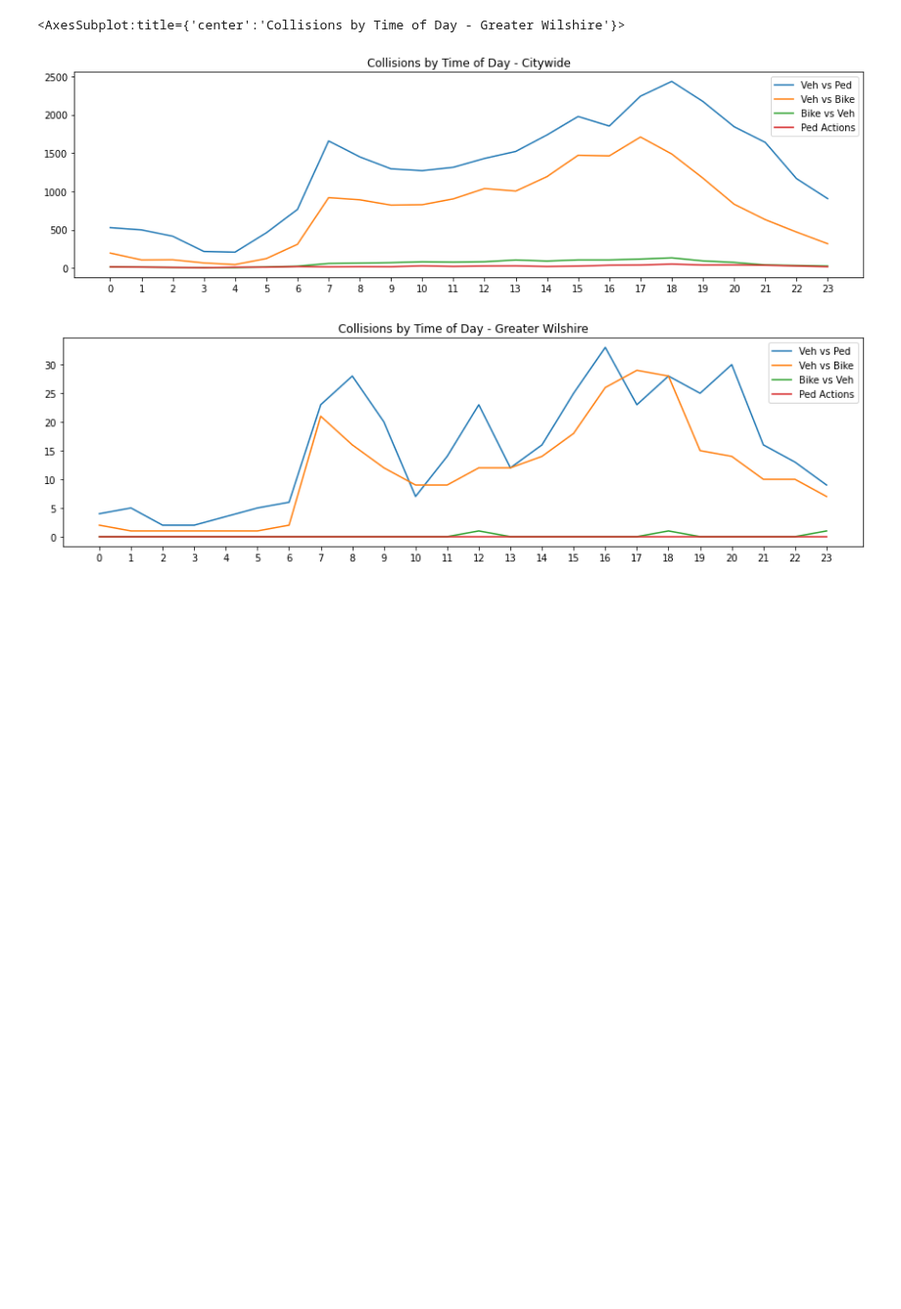
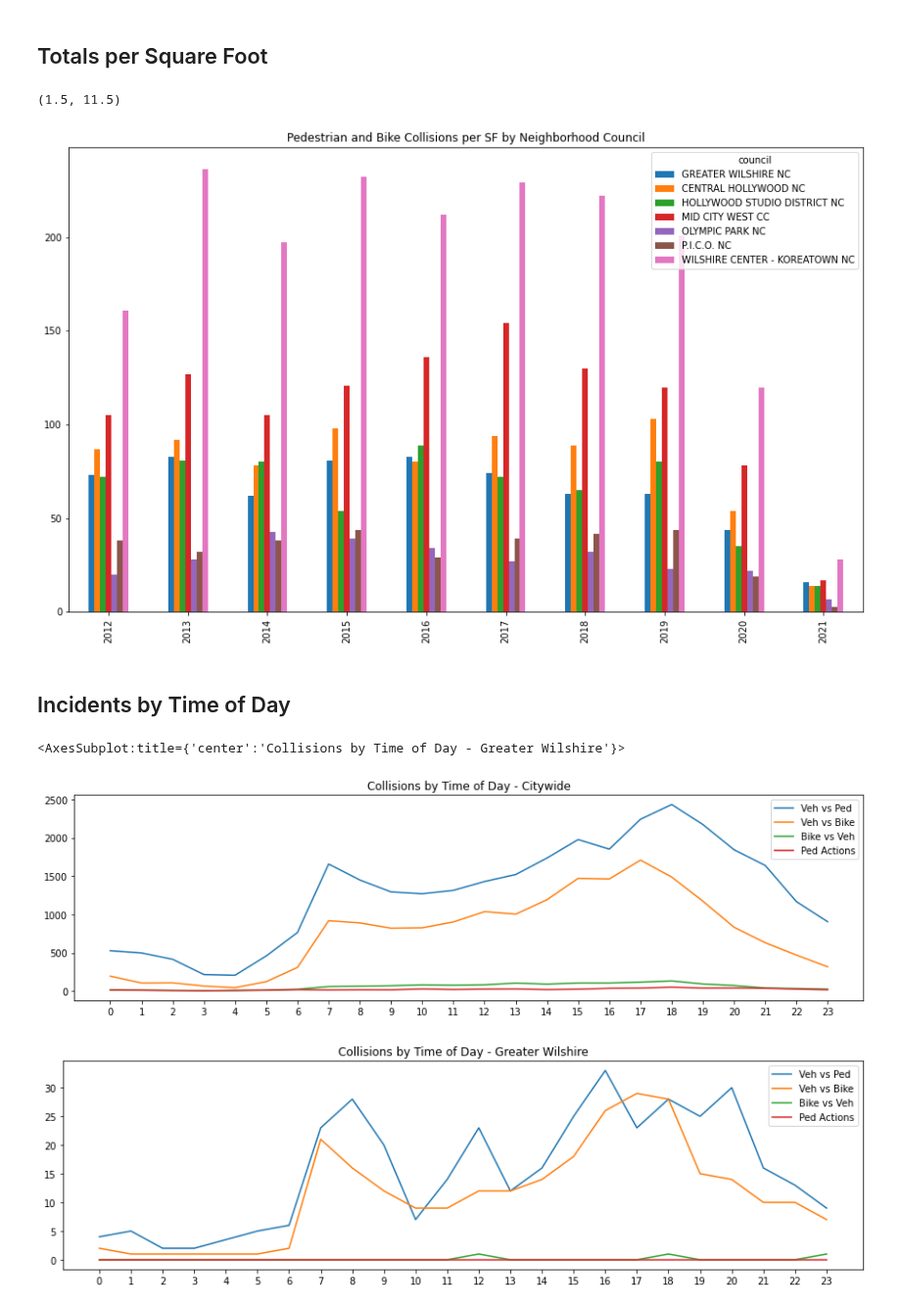
Before and after one commit to hackforla/data-science, a Jupyter notebook: Pedestrian_Data/Notebook/3-find-interesting-info.ipynb, the cells around one changed output. Shown at 98% size. Saved outputs shown, nothing was run; the diff lists cells and outputs as text; code cells hidden in the pictures; blank space fills up the shorter version.

```diff
--- a/Pedestrian_Data/Notebook/3-find-interesting-info.ipynb
+++ b/Pedestrian_Data/Notebook/3-find-interesting-info.ipynb
@@ -62,3 +76,32 @@ ncyearly[nearbycouncils].plot.bar(title="Pedestrian and Bike Collisions by Neigh
+# %% [markdown]
+## Totals per Square Foot
+# %%
+# Convert to map projection for LA County to calculate areas
+councilshapes.to_crs(epsg=6423, inplace=True)
+councilshapes.set_index(councilshapes.NAME, inplace=True)
+councilshapes['square meters'] = councilshapes.area
+councilshapes['sf'] = councilshapes['square meters'].multiply(10.76391)
+
+
+ncyearlyadjusted = yearlycollisions['council'].value_counts().unstack()
+for nc in ncyearlyadjusted:
+  if (nc in councilshapes.NAME):
+    print('yup')
+    ncyearlyadjusted[nc] = ncyearlyadjusted[nc] / councilshapes['sf'][nc]
+
+
+groupchartadjusted = ncyearlyadjusted[nearbycouncils].plot.bar(
+  title="Pedestrian and Bike Collisions per SF by Neighborhood Council",
+  figsize=(15, 9),
+  xlabel='',
+)
+xmin, xmax = groupchartadjusted.get_xlim()
+groupchartadjusted.set_xlim([xmin + 2, xmax])
+# %% [output]
+(1.5, 11.5)
+[figure, added]
+# %% [markdown]
+## Incidents by Time of Day
 # %%
 timeofday = collisions.groupby(collisions['date_occ'].dt.hour)
 timeofday[mocodenames].sum().plot(
```
Also changed, not shown: parts of 6 cells of this notebook, 11 other files.
